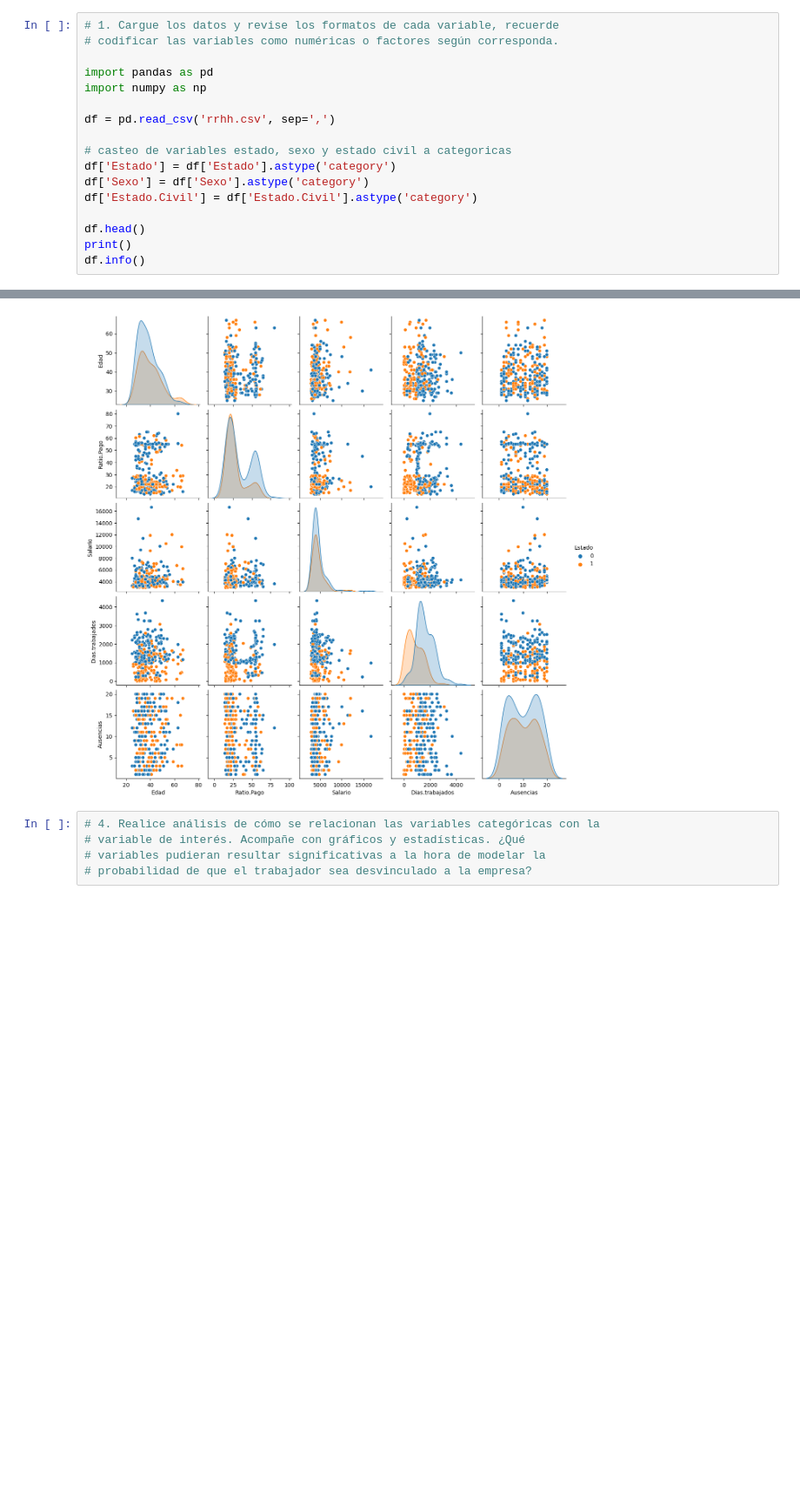
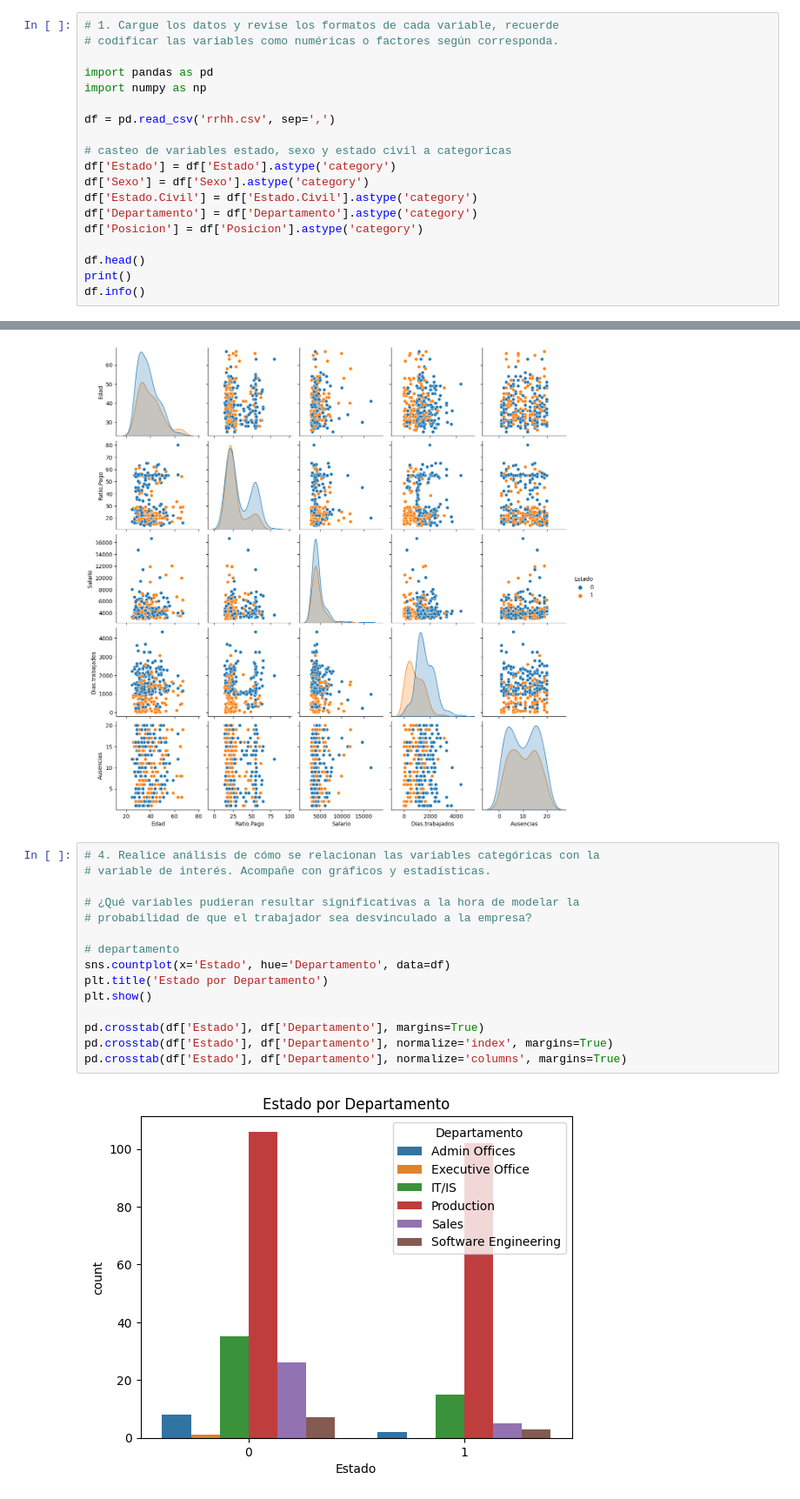
Before and after one commit to lreyessandoval/ciencia-de-datos-2023, a Jupyter notebook: modulo-#5/ejercicio-#4/ejercicio-4.ipynb, the cells around one changed output, grey strips where cells are left out. Shown at 87% size. Saved outputs shown, nothing was run; the diff lists cells and outputs as text; blank space fills up the shorter version.

```diff
--- a/modulo-#5/ejercicio-#4/ejercicio-4.ipynb
+++ b/modulo-#5/ejercicio-#4/ejercicio-4.ipynb
@@ -32,6 +32,8 @@ df = pd.read_csv('rrhh.csv', sep=',')
 df['Estado'] = df['Estado'].astype('category')
 df['Sexo'] = df['Sexo'].astype('category')
 df['Estado.Civil'] = df['Estado.Civil'].astype('category')
+df['Departamento'] = df['Departamento'].astype('category')
+df['Posicion'] = df['Posicion'].astype('category')
 
 df.head()
 print()
@@ -134,6 +136,18 @@ plt.show()
 [figure]
 # %%
 # 4. Realice análisis de cómo se relacionan las variables categóricas con la
-# variable de interés. Acompañe con gráficos y estadísticas. ¿Qué
-# variables pudieran resultar significativas a la hora de modelar la
+# variable de interés. Acompañe con gráficos y estadísticas.
+
+# ¿Qué variables pudieran resultar significativas a la hora de modelar la
 # probabilidad de que el trabajador sea desvinculado a la empresa?
+
+# departamento
+sns.countplot(x='Estado', hue='Departamento', data=df)
+plt.title('Estado por Departamento')
+plt.show()
+
+pd.crosstab(df['Estado'], df['Departamento'], margins=True)
+pd.crosstab(df['Estado'], df['Departamento'], normalize='index', margins=True)
+pd.crosstab(df['Estado'], df['Departamento'], normalize='columns', margins=True)
+# %% [output]
+[figure, added]
```
Also changed, not shown: parts of 12 cells of this notebook, 8 other files.
